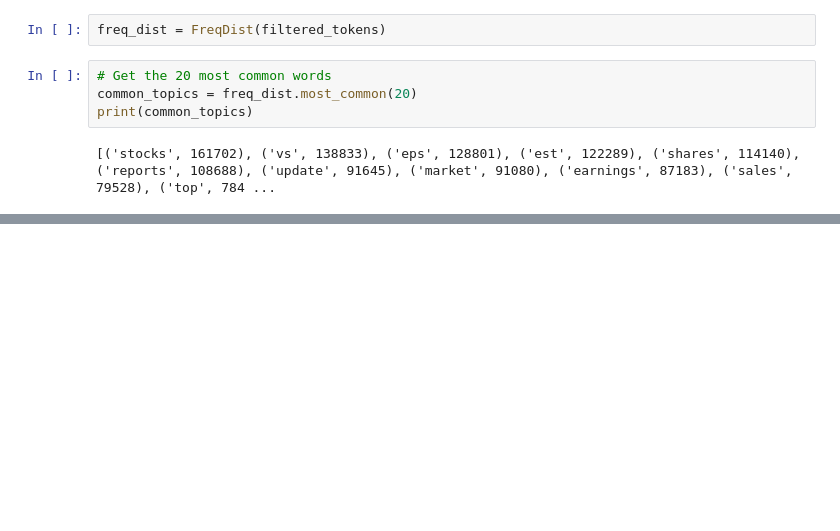
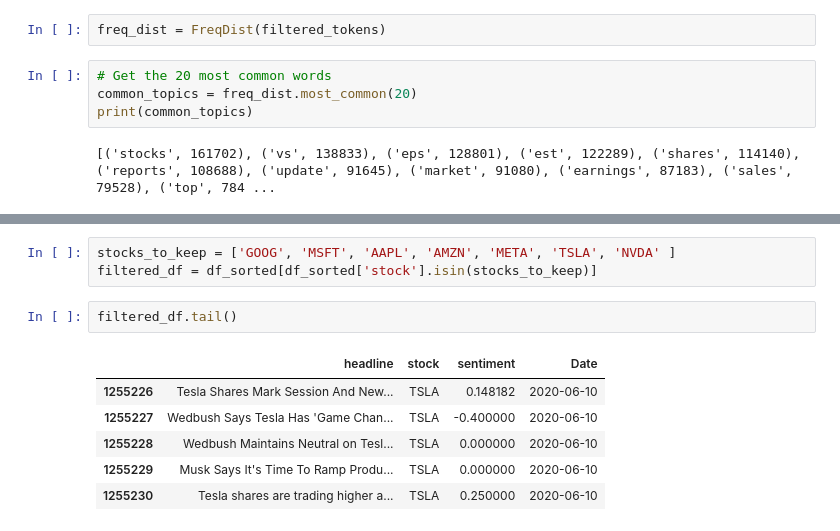
Before and after one commit to yosef-zewdu/StockSentimentCorrelation, a Jupyter notebook: notebooks/sentimenta.ipynb, the cells around one changed output, grey strips where cells are left out. Saved outputs shown, nothing was run; the diff lists cells and outputs as text; blank space fills up the shorter version.

```diff
--- a/notebooks/sentimenta.ipynb
+++ b/notebooks/sentimenta.ipynb
@@ -514,0 +558,12 @@ print(common_topics)
+# %%
+stocks_to_keep = ['GOOG', 'MSFT', 'AAPL', 'AMZN', 'META', 'TSLA', 'NVDA' ]
+filtered_df = df_sorted[df_sorted['stock'].isin(stocks_to_keep)]
+# %%
+filtered_df.tail()
+# %% [output]
+|  | headline | stock | sentiment | Date |
+| 1255226 | Tesla Shares Mark Session And New... | TSLA | 0.148182 | 2020-06-10 |
+| 1255227 | Wedbush Says Tesla Has 'Game Chan... | TSLA | -0.400000 | 2020-06-10 |
+| 1255228 | Wedbush Maintains Neutral on Tesl... | TSLA | 0.000000 | 2020-06-10 |
+| 1255229 | Musk Says It's Time To Ramp Produ... | TSLA | 0.000000 | 2020-06-10 |
+| 1255230 | Tesla shares are trading higher a... | TSLA | 0.250000 | 2020-06-10 |
```
Also changed, not shown: parts of 11 cells of this notebook.
